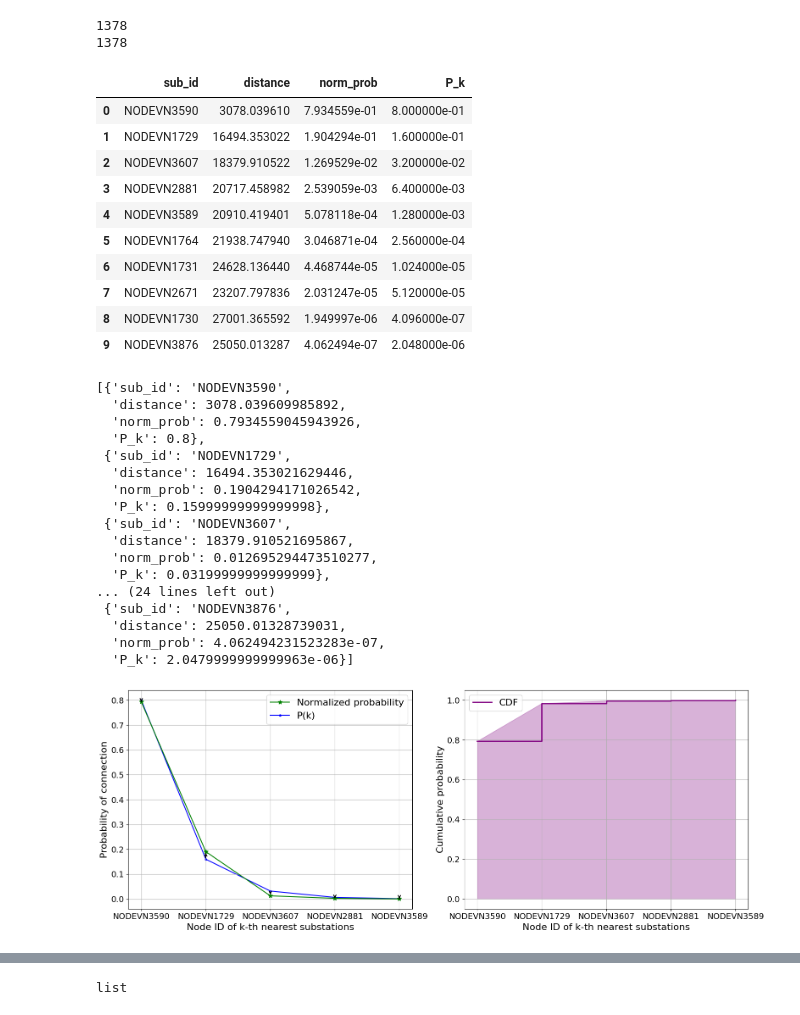
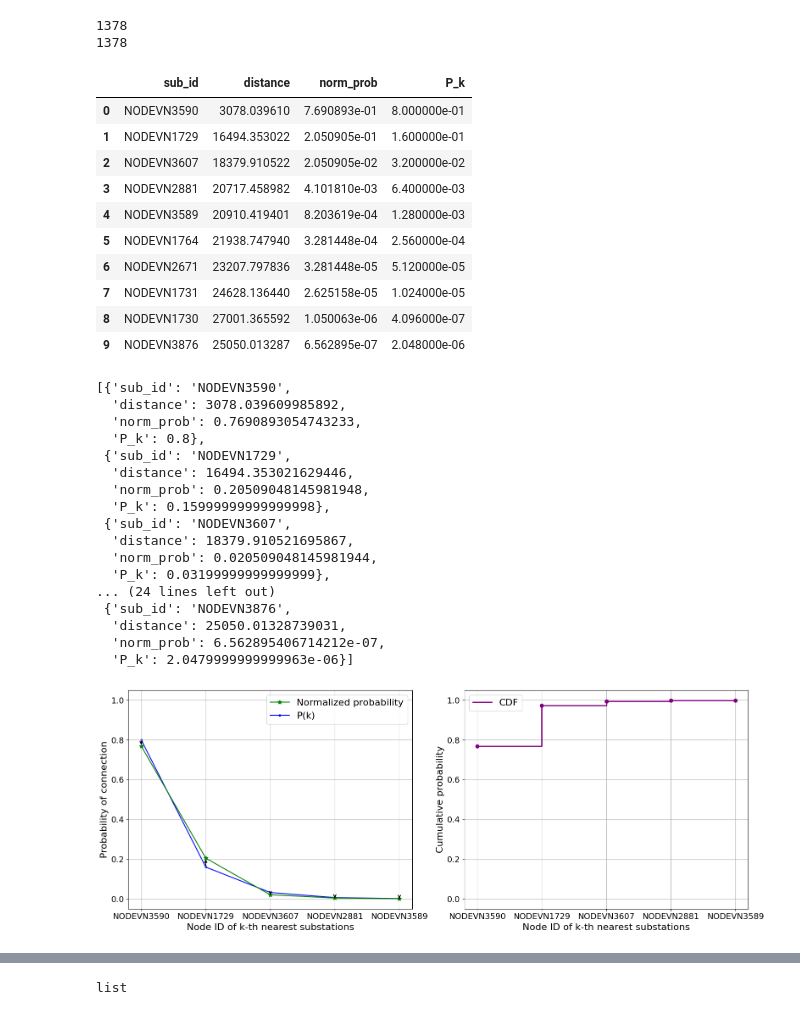
Before and after one commit to Mengqi-Ye/PowerFlowCascade, a Jupyter notebook: notebooks/3_electricity_demand_distribution.ipynb, the cells around one changed output, grey strips where cells are left out. Drawn from its saved outputs; the diff is of its cells as text; code cells hidden in the pictures.

```diff
--- a/notebooks/3_electricity_demand_distribution.ipynb
+++ b/notebooks/3_electricity_demand_distribution.ipynb
@@ -145,7 +154,8 @@ def assign_buses_to_loads_with_k(landuse_sites_gdf, nodes_gdf, p=0.8): #, distan
             distance = distances.iloc[sub_idx]
             # if distance <= distance_threshold:  # Exclude distances greater than threshold
             sub_id = nodes_gdf.index[sub_idx]
-            capacity = nodes_gdf.at[sub_id, 'capacity']
+            # capacity = nodes_gdf.at[sub_id, 'capacity']
+            capacity = nodes_gdf.at[sub_id, 'sn_mva']
             capacities[sub_id] = capacity
 
             P_k = p * (1 - p) ** (k - 1)   # 几何概率
@@ -276,16 +481,16 @@ def get_top_subs(results_dict, landuse_site_id):
 get_top_subs(results_dict, 876508089)
 # %% [output]
 |  | sub_id | distance | norm_prob | P_k |
-| 0 | NODEVN3590 | 3078.039610 | 7.934559e-01 | 8.000000e-01 |
-| 1 | NODEVN1729 | 16494.353022 | 1.904294e-01 | 1.600000e-01 |
-| 2 | NODEVN3607 | 18379.910522 | 1.269529e-02 | 3.200000e-02 |
-| 3 | NODEVN2881 | 20717.458982 | 2.539059e-03 | 6.400000e-03 |
-| 4 | NODEVN3589 | 20910.419401 | 5.078118e-04 | 1.280000e-03 |
-| 5 | NODEVN1764 | 21938.747940 | 3.046871e-04 | 2.560000e-04 |
-| 6 | NODEVN1731 | 24628.136440 | 4.468744e-05 | 1.024000e-05 |
-| 7 | NODEVN2671 | 23207.797836 | 2.031247e-05 | 5.120000e-05 |
-| 8 | NODEVN1730 | 27001.365592 | 1.949997e-06 | 4.096000e-07 |
-| 9 | NODEVN3876 | 25050.013287 | 4.062494e-07 | 2.048000e-06 |
+| 0 | NODEVN3590 | 3078.039610 | 7.690893e-01 | 8.000000e-01 |
+| 1 | NODEVN1729 | 16494.353022 | 2.050905e-01 | 1.600000e-01 |
+| 2 | NODEVN3607 | 18379.910522 | 2.050905e-02 | 3.200000e-02 |
+| 3 | NODEVN2881 | 20717.458982 | 4.101810e-03 | 6.400000e-03 |
+| 4 | NODEVN3589 | 20910.419401 | 8.203619e-04 | 1.280000e-03 |
+| 5 | NODEVN1764 | 21938.747940 | 3.281448e-04 | 2.560000e-04 |
+| 6 | NODEVN2671 | 23207.797836 | 3.281448e-05 | 5.120000e-05 |
+| 7 | NODEVN1731 | 24628.136440 | 2.625158e-05 | 1.024000e-05 |
+| 8 | NODEVN1730 | 27001.365592 | 1.050063e-06 | 4.096000e-07 |
+| 9 | NODEVN3876 | 25050.013287 | 6.562895e-07 | 2.048000e-06 |
 # %%
 top_subs_dict = {}
 
@@ -300,20 +505,20 @@ top_subs_dict[876508089]
 # %% [output]
 [{'sub_id': 'NODEVN3590',
   'distance': 3078.039609985892,
-  'norm_prob': 0.7934559045943926,
+  'norm_prob': 0.7690893054743233,
   'P_k': 0.8},
  {'sub_id': 'NODEVN1729',
   'distance': 16494.353021629446,
-  'norm_prob': 0.1904294171026542,
+  'norm_prob': 0.20509048145981948,
   'P_k': 0.15999999999999998},
  {'sub_id': 'NODEVN3607',
   'distance': 18379.910521695867,
-  'norm_prob': 0.012695294473510277,
+  'norm_prob': 0.020509048145981944,
   'P_k': 0.03199999999999999},
 ... (24 lines left out)
  {'sub_id': 'NODEVN3876',
   'distance': 25050.01328739031,
-  'norm_prob': 4.062494231523283e-07,
+  'norm_prob': 6.562895406714212e-07,
   'P_k': 2.0479999999999963e-06}]
 # %%
 landuse_site = results_dict[876508089]
@@ -336,35 +541,38 @@ ax[0].plot(osm_ids, norm_probs_sorted, marker='*', linestyle='-', color='green',
 ax[0].plot(osm_ids, P_ks_sorted, marker='o', linestyle='-', color='blue', zorder=1, markersize=3, label='P(k)')
 
 # Add arrows to the first plot
 for i, (pk, norm) in enumerate(zip(P_ks_sorted, norm_probs_sorted)):
     ax[0].annotate(
         '', xy=(i, norm), xytext=(i, pk),
         arrowprops=dict(arrowstyle='->', color='black', lw=1.5)
     )
 # ax[0].set_title('Landuse site 876508089')
 ax[0].set_xlabel('Node ID of k-th nearest substations', fontsize=16)
 ax[0].set_ylabel('Probability of connection', fontsize=16)
 ax[0].grid(True)
 ax[0].legend(fontsize=16)
 ax[0].tick_params(axis='both', which='major', labelsize=14)
+ax[0].set_ylim(-0.05, 1.05)  # 让 y 轴从 0 开始，到略高于 1
 
 # Plotting the second graph: CDF
 ax[1].step(range(1, len(norm_probs_sorted)+1), cdf_values, where='post', color='purple', linewidth=2, label='CDF')
-ax[1].fill_between(range(1, len(norm_probs_sorted)+1), 0, cdf_values, color='purple', alpha=0.3)
+# ax[1].fill_between(range(1, len(norm_probs_sorted)+1), 0, cdf_values, color='purple', alpha=0.3)
+ax[1].plot(range(1, len(norm_probs_sorted)+1), cdf_values, 'o', color='purple')  # 添加点（可选）
 
 # ax[1].set_title('CDF for Top 5 Substations (by norm_prob)', fontsize=13)
 ax[1].set_xlabel('Node ID of k-th nearest substations', fontsize=16)
 ax[1].set_ylabel('Cumulative probability', fontsize=16)
 ax[1].grid(True)
 ax[1].set_xticks(range(1, len(norm_probs_sorted)+1))
 ax[1].set_xticklabels([sub_id for sub_id, _ in top_items], fontsize=14)
 ax[1].legend(fontsize=16)
 ax[1].tick_params(axis='both', which='major', labelsize=14)
+ax[1].set_ylim(-0.05, 1.05)  # 让 y 轴从 0 开始，到略高于 1
 
 plt.tight_layout()
 plt.show()
 # %% [output]
-[figure, old version]
+[figure, new version]
 # %%
 # Calculate the sum of normalized probabilities
 norm_probs = [value['norm_prob'] for value in landuse_site.values()]
```
Also changed, not shown: parts of 8 cells of this notebook, 20 other files.
